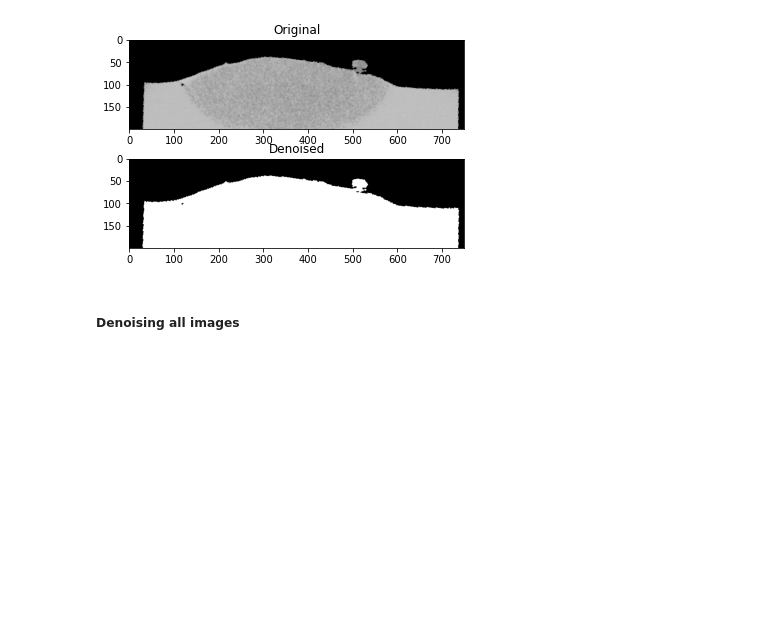
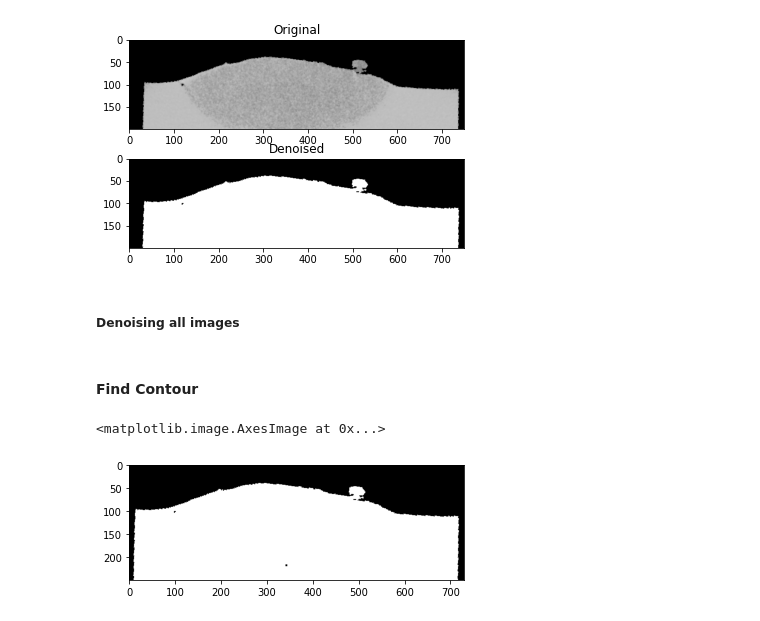
Before and after one commit to Xiaoyang-Song/DCCA-Image-Spectrum-Matching, a Jupyter notebook: image_processing/image_processing.ipynb, the cells around one changed output. Saved outputs shown, nothing was run; the diff lists cells and outputs as text; code cells hidden in the pictures; blank space fills up the shorter version.

Commit message:
contour finder done

```diff
--- a/image_processing/image_processing.ipynb
+++ b/image_processing/image_processing.ipynb
@@ -92,3 +93,17 @@ if process:
         ret, thresh1 = cv.threshold(img_, 255, 255, cv.THRESH_BINARY + cv.THRESH_OTSU)
         Image.fromarray(thresh1).save('../Data/processed/' + i)
 assert len(os.listdir("../Data/processed/")) == len(image_addr_list)
+# %% [markdown]
+#### Find Contour
+# %%
+path = "../Data/processed/"
+image_addr_list = os.listdir(path)
+sample_addr = image_addr_list[100]
+full_path = os.path.join(path, sample_addr)
+imgobj = Image.open(full_path).convert('RGB')
+# Show original images
+img = np.asarray(imgobj)
+plt.imshow(img)
+# %% [output]
+<matplotlib.image.AxesImage at 0x...>
+[figure, added]
```
Also changed, not shown: parts of 5 cells of this notebook, 2 other files.
